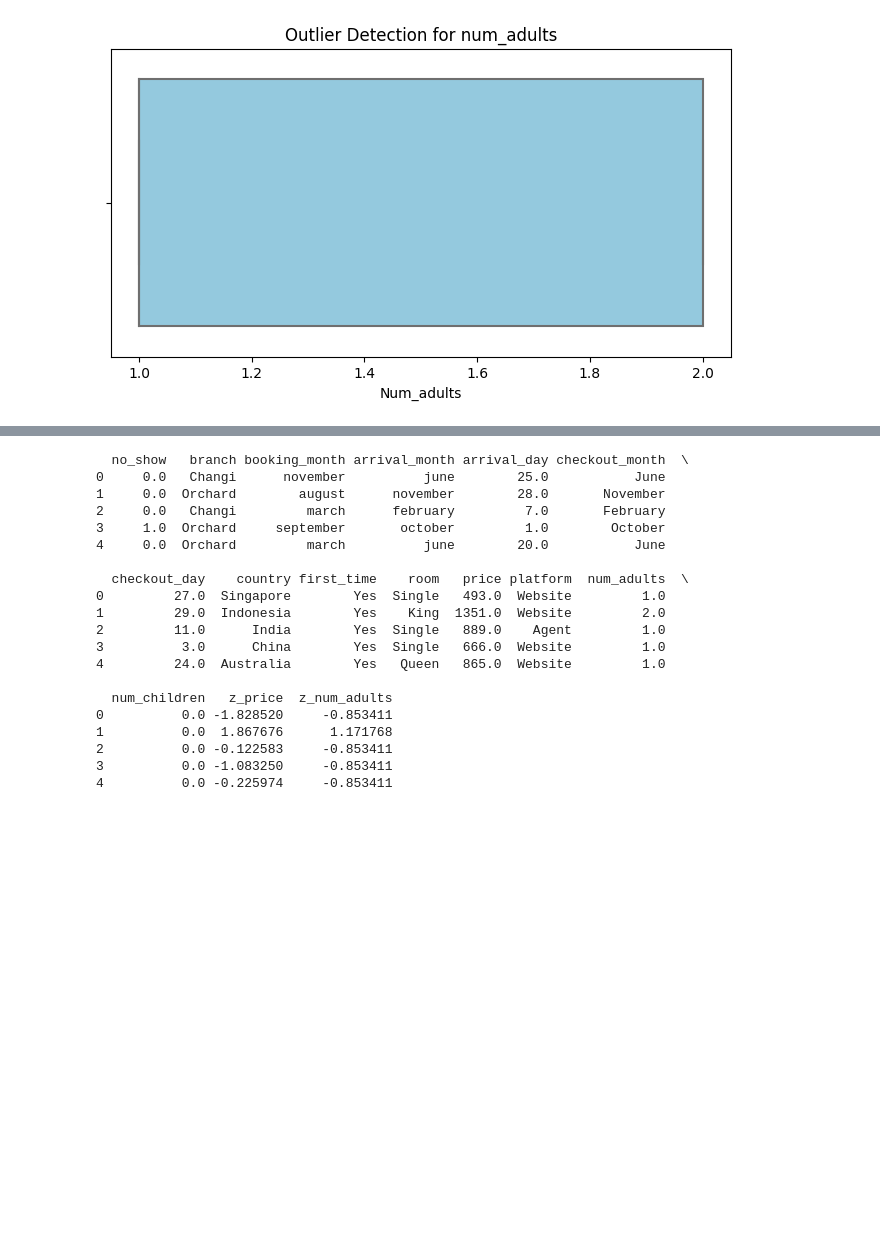
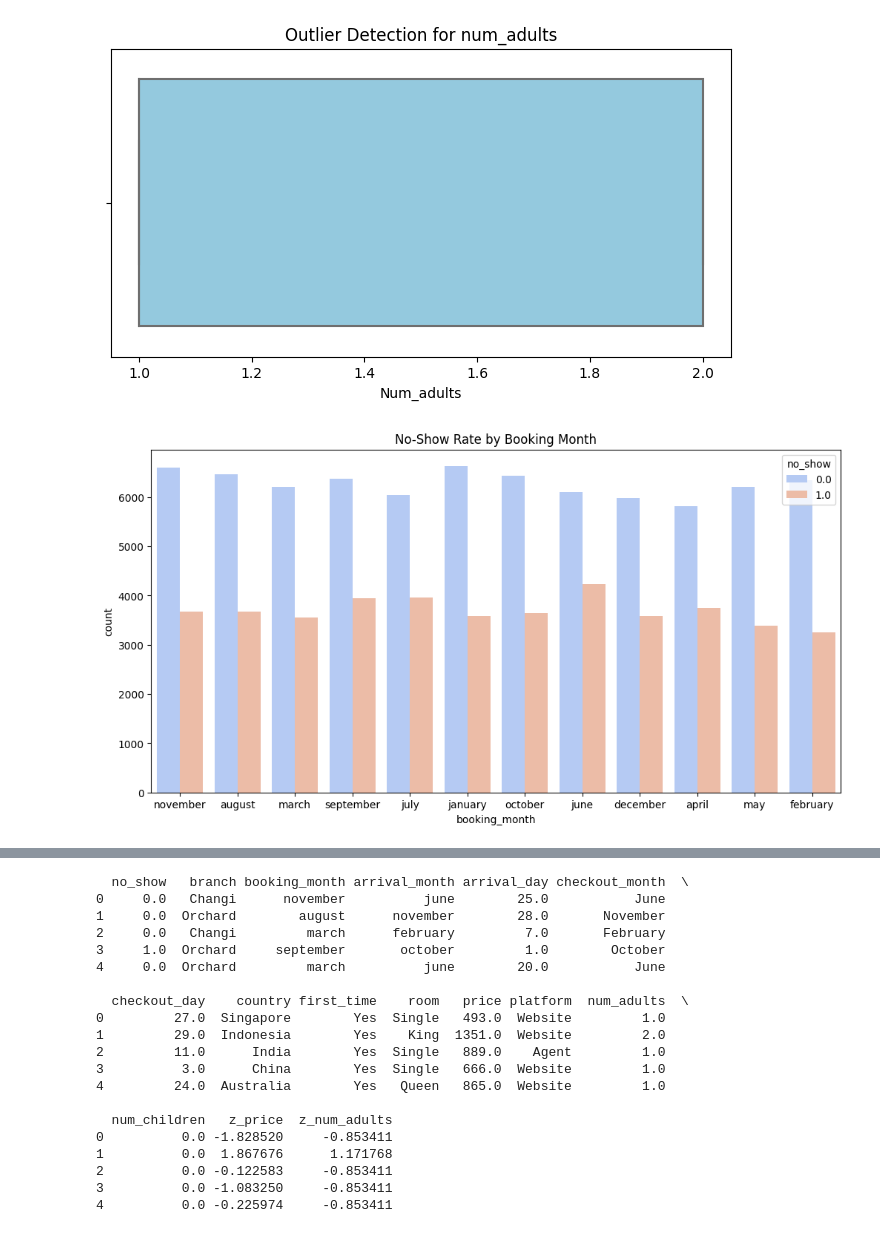
Before and after one commit to e-seet/inf2008ML, a Jupyter notebook: notebook.ipynb, the cells around one changed output, grey strips where cells are left out. Saved outputs shown, nothing was run; the diff lists cells and outputs as text; code cells hidden in the pictures; blank space fills up the shorter version.

```diff
--- a/notebook.ipynb
+++ b/notebook.ipynb
@@ -1359,3 +1356,11 @@ Empty DataFrame
 Columns: [num_adults]
 Index: []
 [figure]
+# %%
+# Categorical Feature Exploration - Booking Trends
+plt.figure(figsize=(12, 6))
+sns.countplot(x='booking_month', hue='no_show', data=data, palette='coolwarm')
+plt.title("No-Show Rate by Booking Month")
+plt.show()
+# %% [output]
+[figure, added]
```
Also changed, not shown: parts of 15 cells of this notebook.
